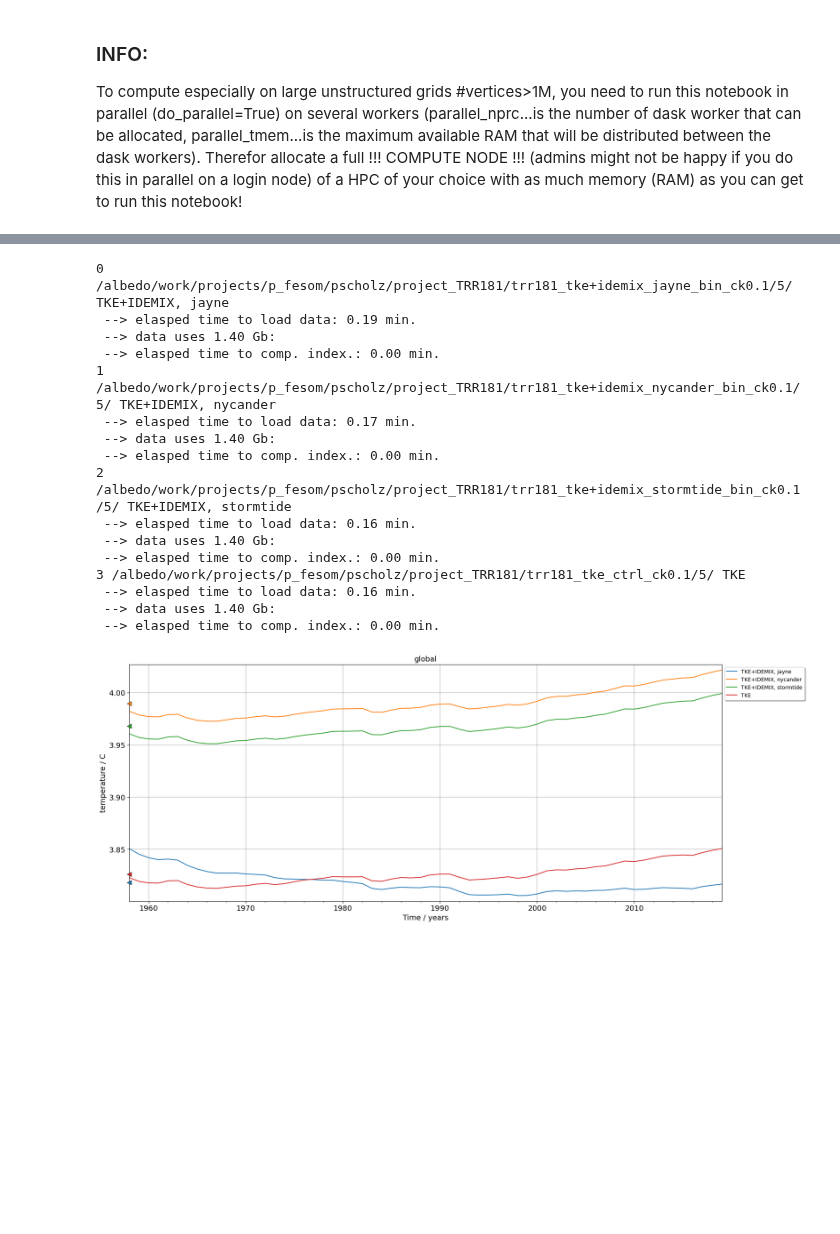
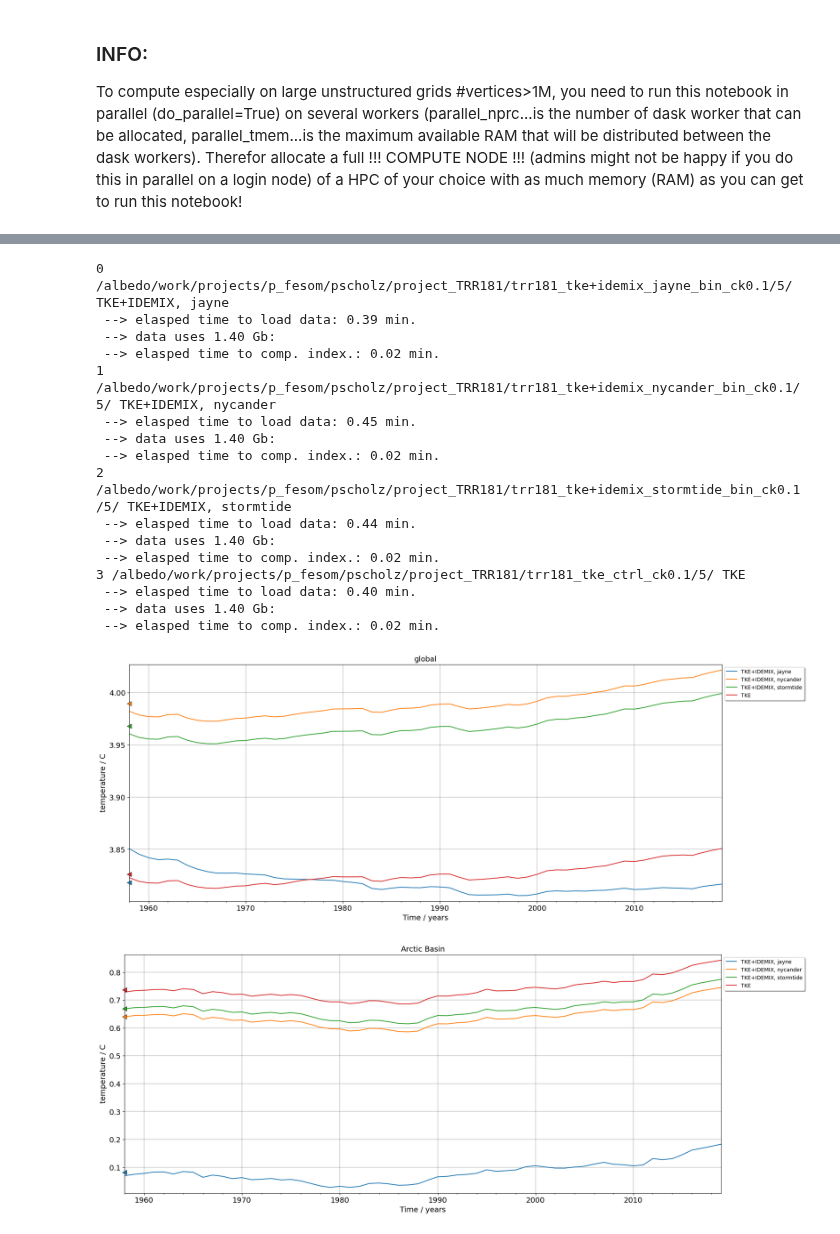
Before and after one commit to FESOM/tripyview, a Jupyter notebook: templates_notebooks/template_var_t.ipynb, the cells around one changed output, grey strips where cells are left out. Cells and saved outputs as stored; diff of their text form; code cells hidden in the pictures; blank space fills up the shorter version.

Commit message:
fix problem in template_var_t.... when selecting multipled box_regions

```diff
--- a/templates_notebooks/template_var_t.ipynb
+++ b/templates_notebooks/template_var_t.ipynb
@@ -75,18 +76,18 @@ ref_record= None
 #___Define Boxregion via shape file for index compuation______________________________
 box_region = list()
 box_region.append('global')
-# box_regions.append('ocean_basins/Arctic_Basin.shp')
-# box_regions.append('ocean_basins/Eurasian_Basin.shp')
-# box_regions.append('mpas_region/Canada_Basin.shp')
-# box_regions.append('mpas_region/North_Atlantic_Ocean.shp')
-# box_regions.append('mpas_region/Greenland_Sea.shp')
-# box_regions.append('mpas_region/Irminger_Sea.shp')
-# box_regions.append('mpas_region/Norwegian_Sea.shp')
-# box_regions.append('mpas_region/Labrador_Sea.shp')
-# box_regions.append('mpas_region/North_Pacific_Ocean.shp')
-# box_regions.append('mpas_region/South_Pacific_Ocean.shp')
-# box_regions.append('mpas_region/Southern_Ocean.shp')
-# box_regions.append('mpas_region/Western_Weddell_Sea.shp')
+box_region.append('ocean_basins/Arctic_Basin.shp')
+# box_region.append('ocean_basins/Eurasian_Basin.shp')
+# box_region.append('mpas_region/Canada_Basin.shp')
+# box_region.append('mpas_region/North_Atlantic_Ocean.shp')
+# box_region.append('mpas_region/Greenland_Sea.shp')
+# box_region.append('mpas_region/Irminger_Sea.shp')
+# box_region.append('mpas_region/Norwegian_Sea.shp')
+# box_region.append('mpas_region/Labrador_Sea.shp')
+# box_region.append('mpas_region/North_Pacific_Ocean.shp')
+# box_region.append('mpas_region/South_Pacific_Ocean.shp')
+# box_region.append('mpas_region/Southern_Ocean.shp')
+# box_region.append('mpas_region/Western_Weddell_Sea.shp')
 
 #___Define Climatology________________________________________________________________
 which_clim= 'phc3'
@@ -269,21 +269,21 @@ for ii, (datapath, descript) in enumerate(zip(input_paths, input_names)):
     del(data)
 # %% [output]
 0 /albedo/work/projects/p_fesom/pscholz/project_TRR181/trr181_tke+idemix_jayne_bin_ck0.1/5/ TKE+IDEMIX, jayne
- --> elasped time to load data: 0.19 min.
+ --> elasped time to load data: 0.39 min.
  --> data uses 1.40 Gb:
- --> elasped time to comp. index.: 0.00 min.
+ --> elasped time to comp. index.: 0.02 min.
 1 /albedo/work/projects/p_fesom/pscholz/project_TRR181/trr181_tke+idemix_nycander_bin_ck0.1/5/ TKE+IDEMIX, nycander
- --> elasped time to load data: 0.17 min.
+ --> elasped time to load data: 0.45 min.
  --> data uses 1.40 Gb:
- --> elasped time to comp. index.: 0.00 min.
+ --> elasped time to comp. index.: 0.02 min.
 2 /albedo/work/projects/p_fesom/pscholz/project_TRR181/trr181_tke+idemix_stormtide_bin_ck0.1/5/ TKE+IDEMIX, stormtide
- --> elasped time to load data: 0.16 min.
+ --> elasped time to load data: 0.44 min.
  --> data uses 1.40 Gb:
- --> elasped time to comp. index.: 0.00 min.
+ --> elasped time to comp. index.: 0.02 min.
 3 /albedo/work/projects/p_fesom/pscholz/project_TRR181/trr181_tke_ctrl_ck0.1/5/ TKE
- --> elasped time to load data: 0.16 min.
+ --> elasped time to load data: 0.40 min.
  --> data uses 1.40 Gb:
- --> elasped time to comp. index.: 0.00 min.
+ --> elasped time to comp. index.: 0.02 min.
 # %%
 nbox, ndat = len(box), len(data_list)
 if   ncol != None:
@@ -295,34 +295,36 @@ elif nrow != None:
     ncol0  = np.ceil(nbox/nrow0).astype('int')
 
 for box_idx in range(nbox):
 
     #___PLOT TRANSECT__________________________________________________________________________________
     svname = list(data_list[0][box_idx].data_vars)[0]
     slabel = data_list[0][box_idx][svname].attrs['str_lsave']
     stname = data_list[0][box_idx][svname].attrs['boxname'].replace(' ','_').lower()
     #__________________________________________________________________________________________________
     # do save filename path
     spath  = save_path
     sfpath = None
     if spath!=None:
         sfpath=list()
         for sfmt in save_fmt: sfpath.append( os.path.join(spath,'{:s}_{:s}_{:s}_{:s}.{:s}'.format(svname, 't', stname ,slabel, sfmt)) )
     if save_fname!=None: sfpath = [save_fname] # --> needed for diagrun papermille functionality
 
     #__________________________________________________________________________________________________
-    fig,ax=tpv.plot_tline(data_list, box, nrow=nrow0, ncol=ncol0 ,
+    fig,ax=tpv.plot_tline(data_list, box, box_idx=box_idx,
+                            nrow=nrow0, ncol=ncol0 ,
                             n_cycl     = n_cycl                  ,
                             do_allcycl = do_allcycl              ,
                             do_concat  = do_concat               ,
                             do_shdw    = do_shdw                 ,
                             do_mean    = do_mean                 ,
                             do_std     = do_std                  ,
                             ax_opt     = dict({'fig_sizefac':4}) ,
                             do_enum    = do_enum                 ,
                             do_save    = sfpath, save_dpi=save_dpi,
                             )
 # %% [output]
 [figure]
+[figure, added]
 # %%
 if do_papermill and do_parallel and client_runs:
     client.shutdown()
```
Also changed, not shown: parts of 2 cells of this notebook, 2 other files.
